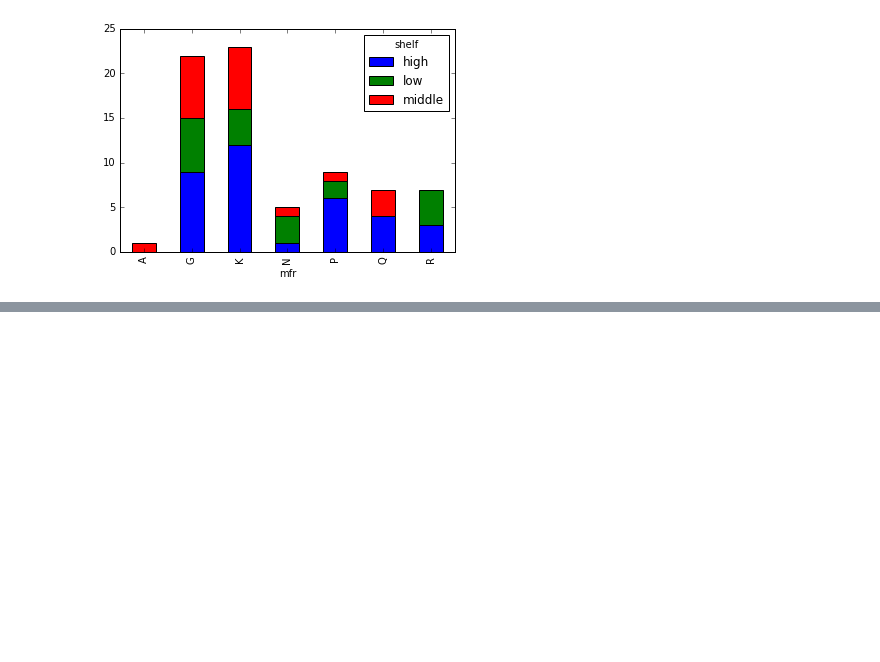
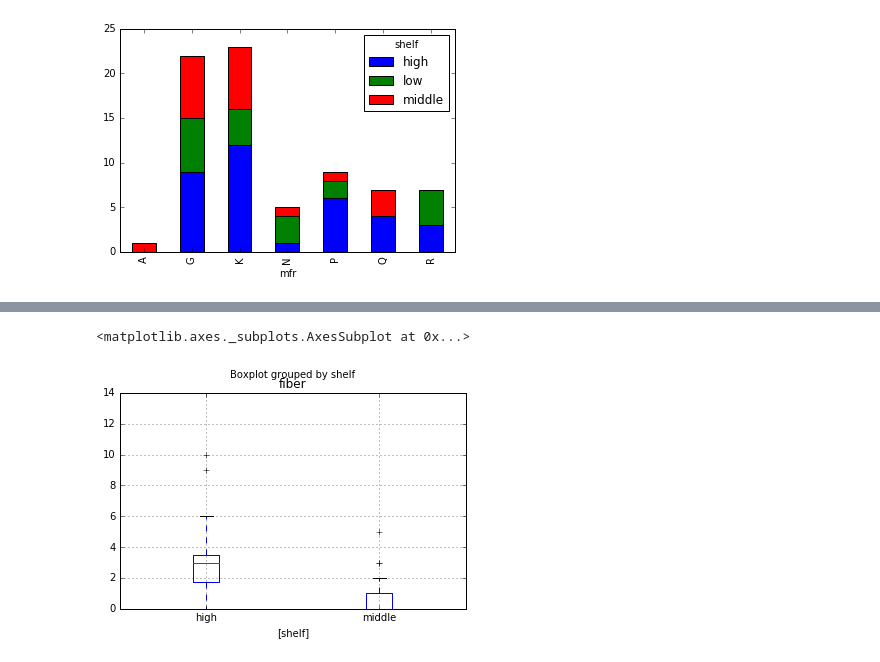
Before and after one commit to JonathanJohann/Independent_Research, a Jupyter notebook: 6.S085 Statistics for Research Projects Problem Set 1.ipynb, the cells around one changed output, grey strips where cells are left out. Drawn from its saved outputs; the diff is of its cells as text; code cells hidden in the pictures; blank space fills up the shorter version.

```diff
--- a/6.S085 Statistics for Research Projects Problem Set 1.ipynb
+++ b/6.S085 Statistics for Research Projects Problem Set 1.ipynb
@@ -171,0 +183,5 @@ R       3.0  4.0     0.0
+# %%
+question2_df[['shelf','fiber']].boxplot(by='shelf')
+# %% [output]
+<matplotlib.axes._subplots.AxesSubplot at 0x...>
+[figure, added]
```
Also changed, not shown: parts of 8 cells of this notebook.
